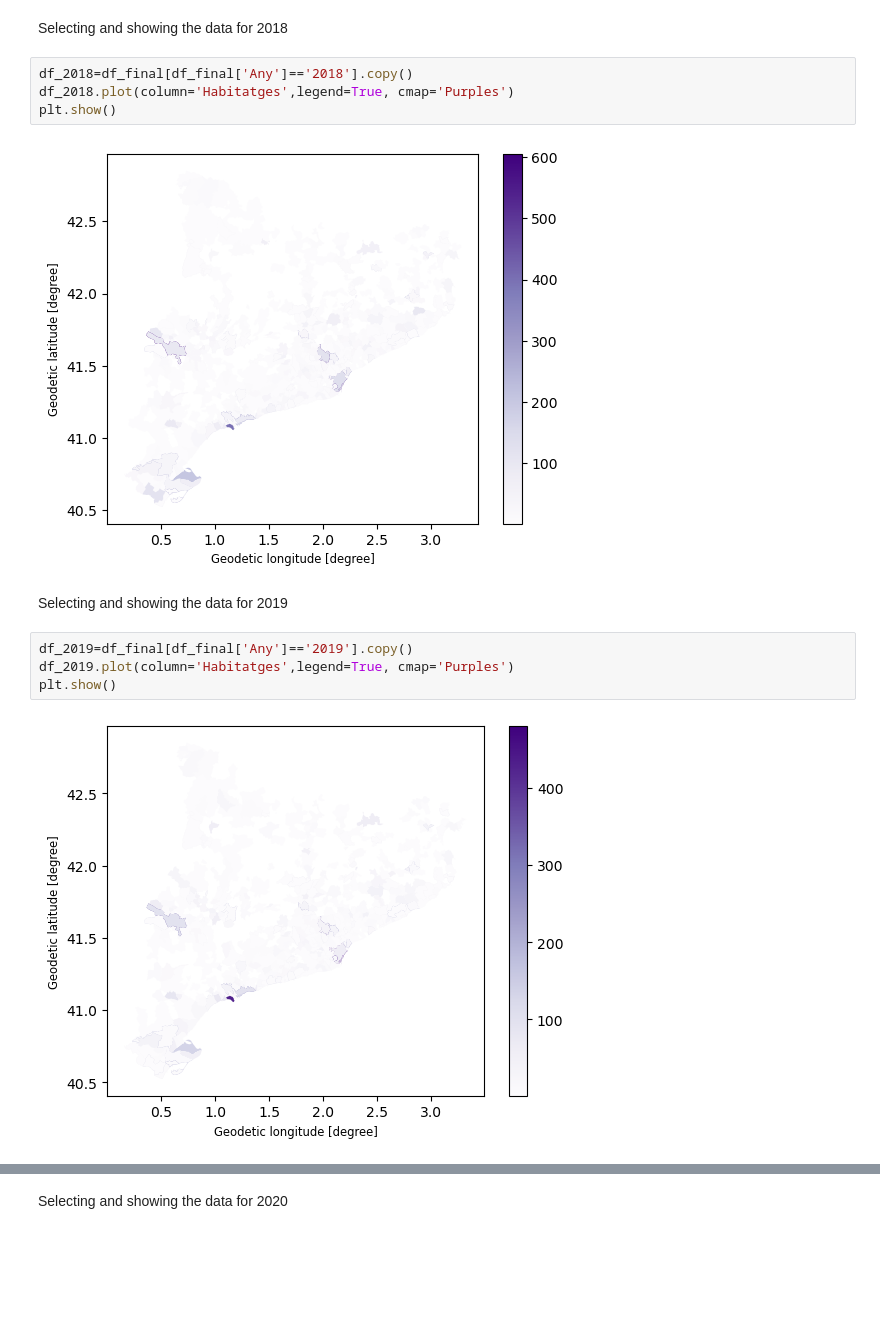
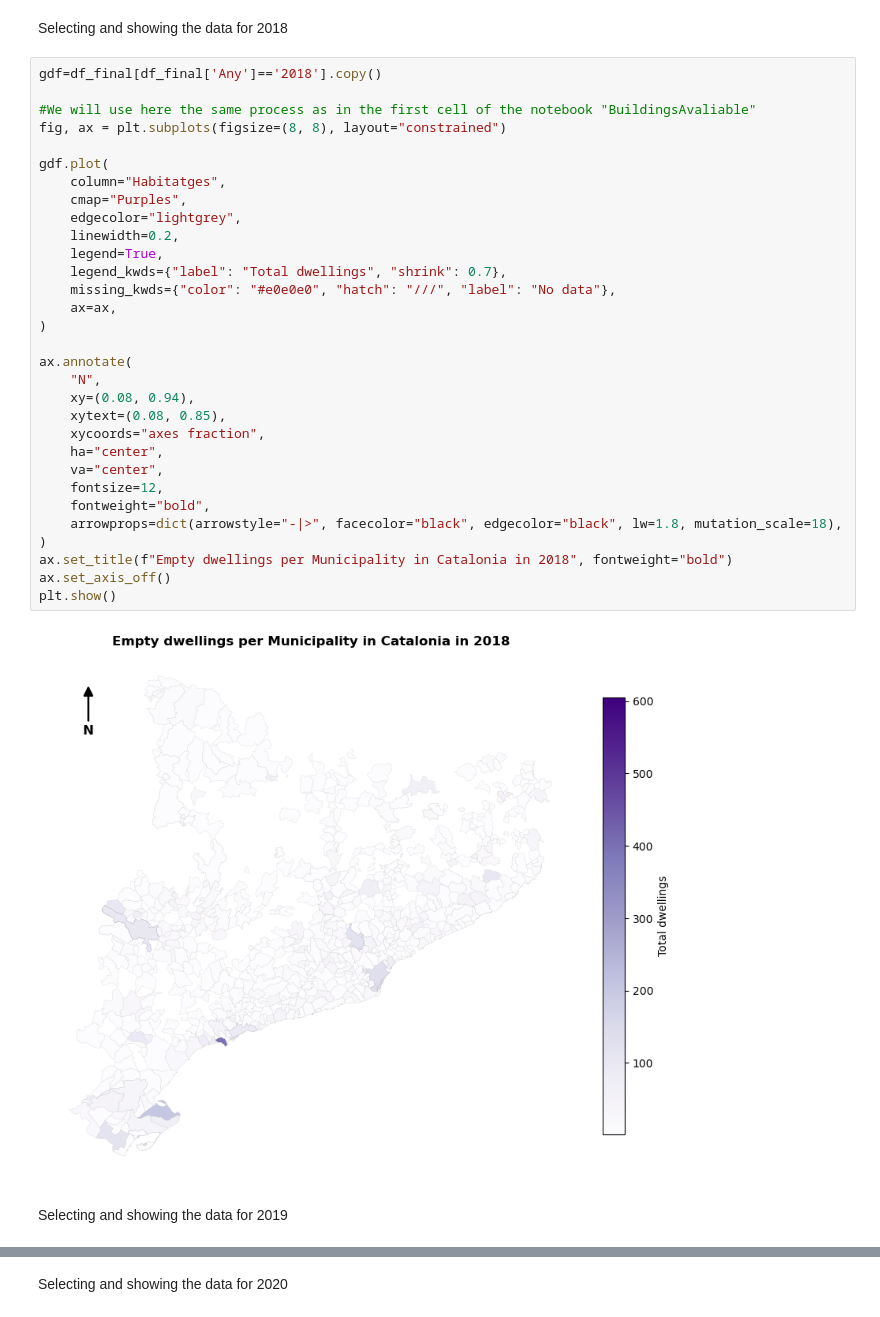
Before and after one commit to Lidia1508/Speculation-Map, a Jupyter notebook: code/EmptyBuildings.ipynb, the cells around one changed output, grey strips where cells are left out. Cells and saved outputs as stored; diff of their text form; blank space fills up the shorter version.

```diff
--- a/code/EmptyBuildings.ipynb
+++ b/code/EmptyBuildings.ipynb
@@ -194,17 +176,38 @@ plt.show()
 [figure]
 # %% [markdown]
 Selecting and showing the data for 2018
-# %%
-df_2018=df_final[df_final['Any']=='2018'].copy()
-df_2018.plot(column='Habitatges',legend=True, cmap='Purples')
-plt.show()
-# %% [output]
-[figure, removed]
+# %%
+gdf=df_final[df_final['Any']=='2018'].copy()
+
+#We will use here the same process as in the first cell of the notebook "BuildingsAvaliable"
+fig, ax = plt.subplots(figsize=(8, 8), layout="constrained")
+
+gdf.plot(
+    column="Habitatges",
+    cmap="Purples",
+    edgecolor="lightgrey",
+    linewidth=0.2,
+    legend=True,
+    legend_kwds={"label": "Total dwellings", "shrink": 0.7},
+    missing_kwds={"color": "#e0e0e0", "hatch": "///", "label": "No data"},
+    ax=ax,
+)
+
+ax.annotate(
+    "N",
+    xy=(0.08, 0.94),
+    xytext=(0.08, 0.85),
+    xycoords="axes fraction",
+    ha="center",
+    va="center",
+    fontsize=12,
+    fontweight="bold",
+    arrowprops=dict(arrowstyle="-|>", facecolor="black", edgecolor="black", lw=1.8, mutation_scale=18),
+)
+ax.set_title(f"Empty dwellings per Municipality in Catalonia in 2018", fontweight="bold")
+ax.set_axis_off()
+plt.show()
+# %% [output]
+[figure, added]
 # %% [markdown]
 Selecting and showing the data for 2019
-# %%
-df_2019=df_final[df_final['Any']=='2019'].copy()
-df_2019.plot(column='Habitatges',legend=True, cmap='Purples')
-plt.show()
-# %% [output]
-[figure, removed]
```
Also changed, not shown: parts of 32 cells of this notebook, 2 other files.
